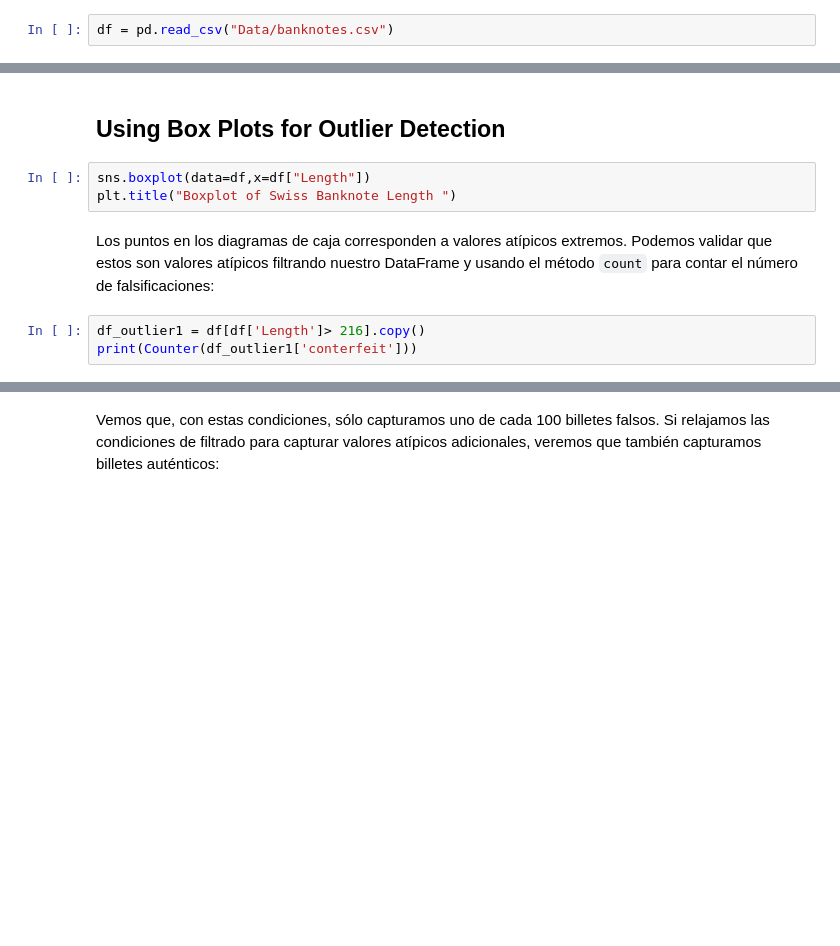
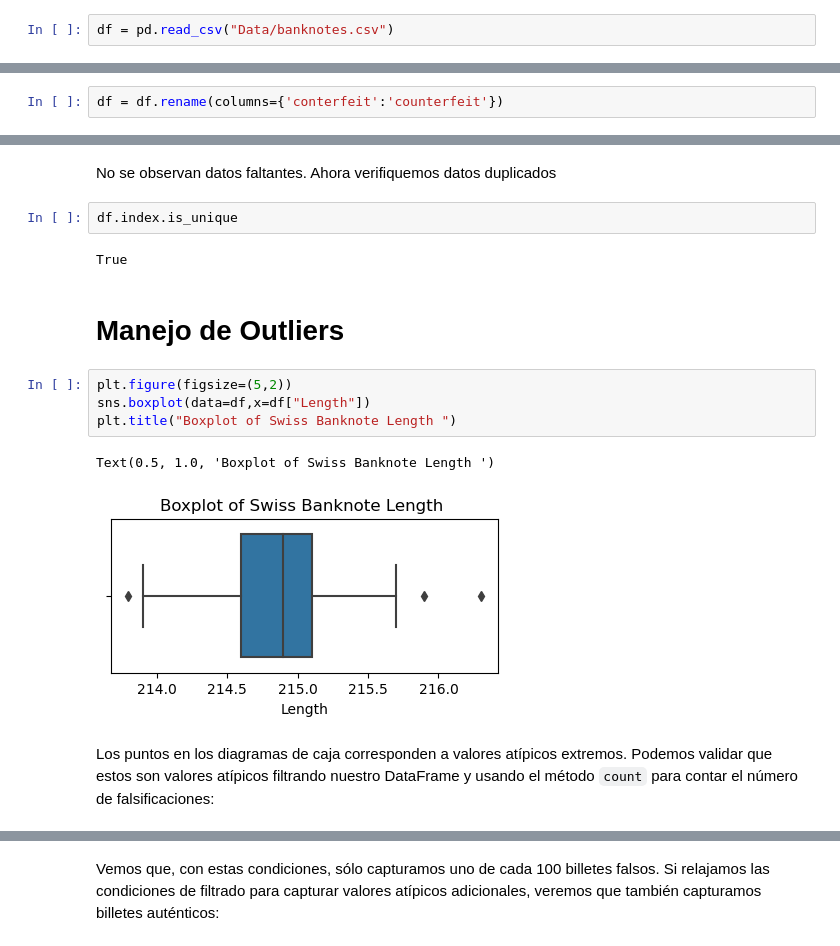
Before and after one commit to carlosalvarezh/Analitica_Datos, a Jupyter notebook: Ejemplos_C02_6_Outliers.ipynb, the cells around one changed output, grey strips where cells are left out. Drawn from its saved outputs; the diff is of its cells as text; blank space fills up the shorter version.

```diff
--- a/Ejemplos_C02_6_Outliers.ipynb
+++ b/Ejemplos_C02_6_Outliers.ipynb
@@ -40,2 +75,4 @@ df.head(10)
+# %%
+df = df.rename(columns={'conterfeit':'counterfeit'})
 # %%
 df.info()
@@ -44,10 +122,17 @@ df.describe()
+# %% [markdown]
+No se observan datos faltantes. Ahora verifiquemos datos duplicados
+# %%
+df.index.is_unique
+# %% [output]
+True
 # %% [markdown]
-## Using Box Plots for Outlier Detection
+# Manejo de Outliers
 # %%
+plt.figure(figsize=(5,2))
 sns.boxplot(data=df,x=df["Length"])
 plt.title("Boxplot of Swiss Banknote Length ")
+# %% [output]
+Text(0.5, 1.0, 'Boxplot of Swiss Banknote Length ')
+[figure, added]
 # %% [markdown]
 Los puntos en los diagramas de caja corresponden a valores atípicos extremos. Podemos validar que estos son valores atípicos filtrando nuestro DataFrame y usando el método `count` para contar el número de falsificaciones:
-# %%
-df_outlier1 = df[df['Length']> 216].copy()
-print(Counter(df_outlier1['conterfeit']))
```
Also changed, not shown: parts of 24 cells of this notebook.
